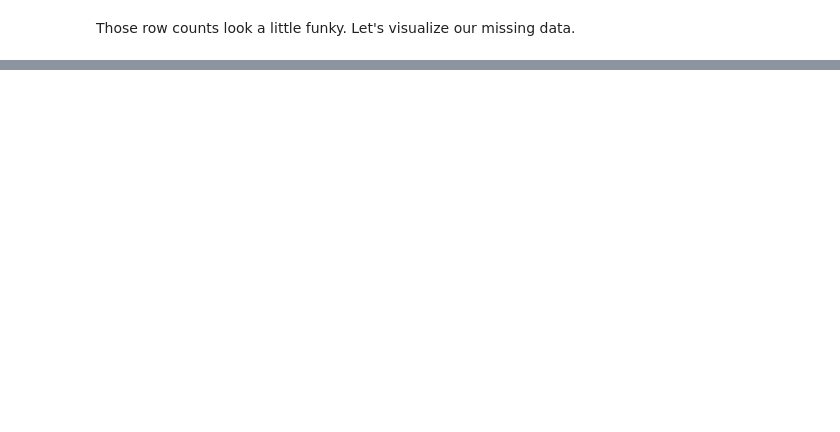
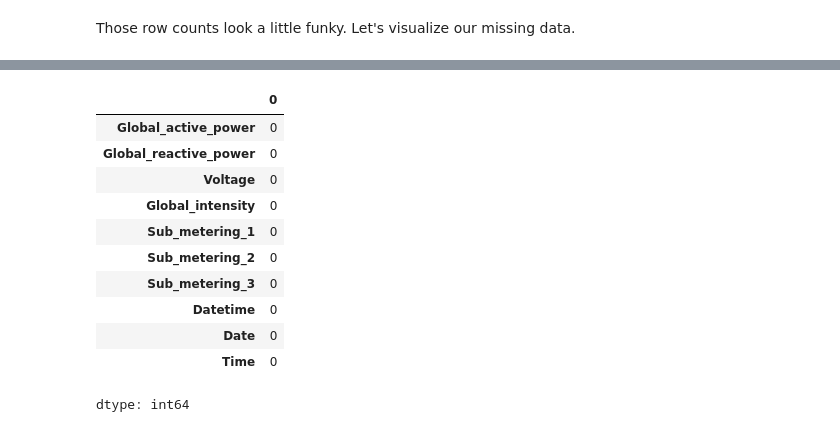
Before and after one commit to vedpd/aai-iot-cleaning-and-eda, a Jupyter notebook: Cleaning & EDA Assignment .ipynb, the cells around one changed output, grey strips where cells are left out. Saved outputs shown, nothing was run; the diff lists cells and outputs as text; code cells hidden in the pictures; blank space fills up the shorter version.

```diff
--- a/Cleaning & EDA Assignment .ipynb
+++ b/Cleaning & EDA Assignment .ipynb
@@ -196,3 +218,19 @@ desc
+# %%
+# Confirm no missing values remain
+df.isna().sum()
+# %% [output]
+|  | 0 |
+| Global_active_power | 0 |
+| Global_reactive_power | 0 |
+| Voltage | 0 |
+| Global_intensity | 0 |
+| Sub_metering_1 | 0 |
+| Sub_metering_2 | 0 |
+| Sub_metering_3 | 0 |
+| Datetime | 0 |
+| Date | 0 |
+| Time | 0 |
+dtype: int64
 # %% [markdown]
 ## Visualizing the data
 
```
Also changed, not shown: parts of 21 cells of this notebook.
